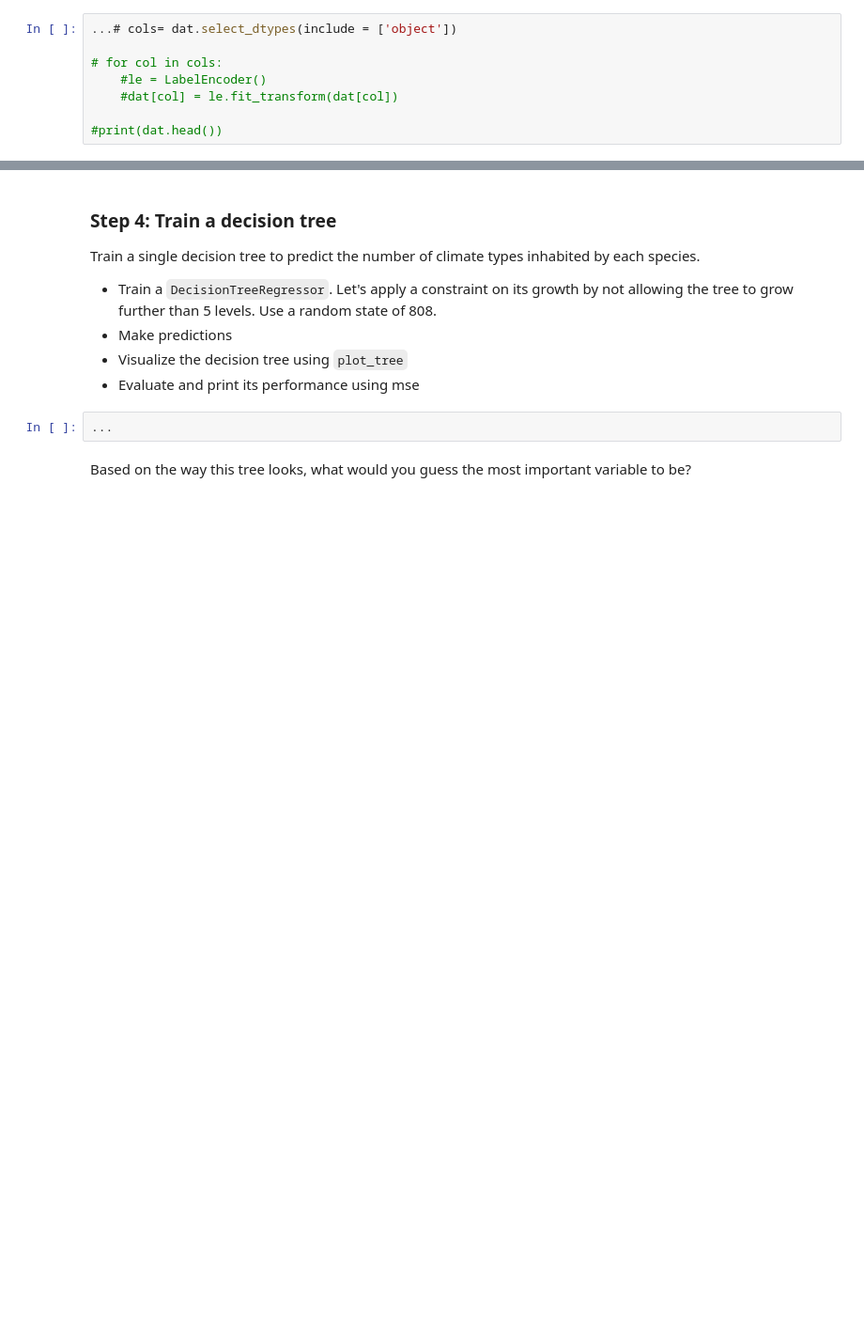
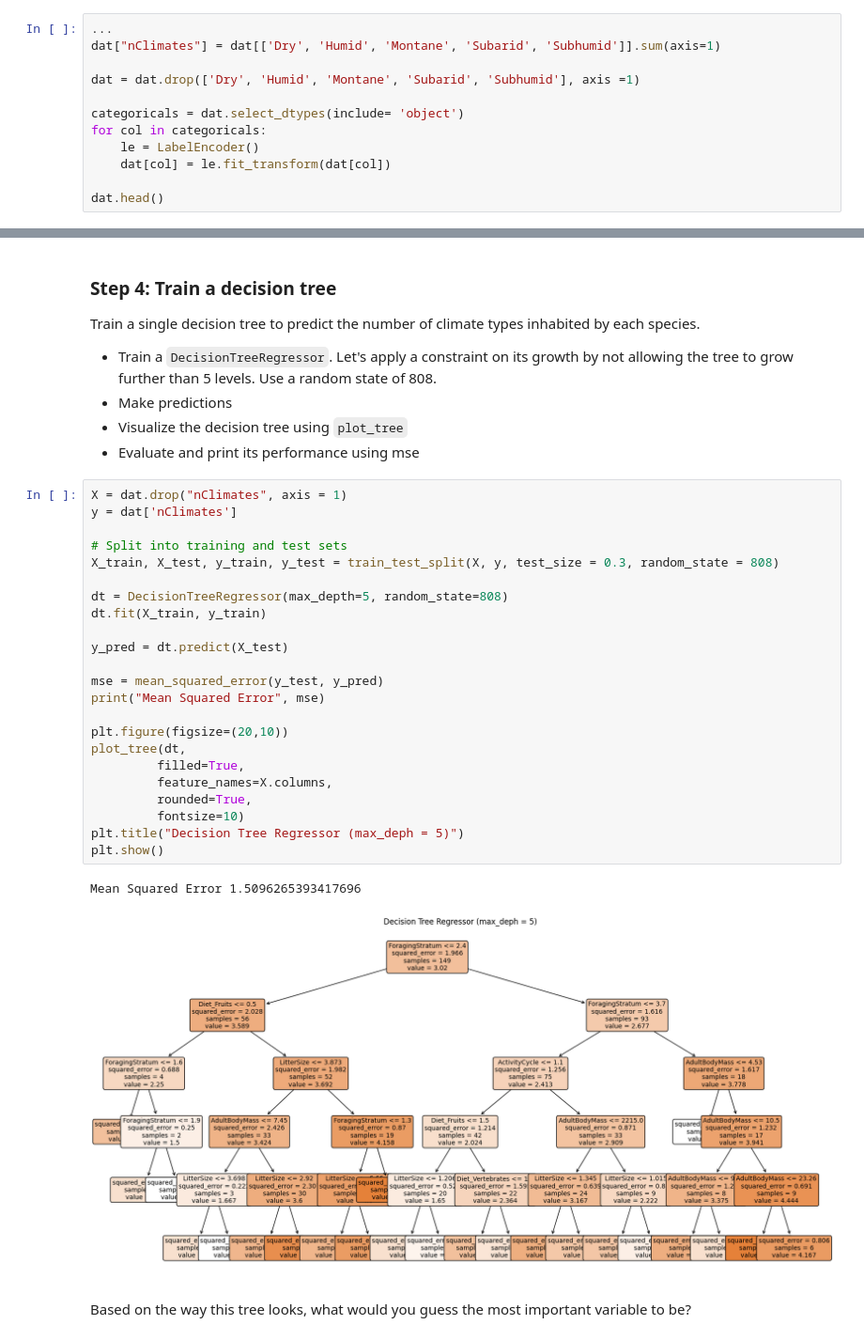
Before and after one commit to llumj/EDS232-labs, a Jupyter notebook: week6/lab6-mammal-traits.ipynb, the cells around one changed output, grey strips where cells are left out. Shown: that part at 94% size. Drawn from its saved outputs; the diff is of its cells as text; blank space fills up the shorter version.

```diff
--- a/week6/lab6-mammal-traits.ipynb
+++ b/week6/lab6-mammal-traits.ipynb
@@ -115,10 +85,14 @@ Create the target variable (`nClimates`) representing the  number of climates in
 - Encode categorical variables
 - Split the dataset into training and test sets. Use a random state of 808.
 # %%
-...# cols= dat.select_dtypes(include = ['object'])
+...
+dat["nClimates"] = dat[['Dry', 'Humid', 'Montane', 'Subarid', 'Subhumid']].sum(axis=1)
 
-# for col in cols:
-    #le = LabelEncoder()
-    #dat[col] = le.fit_transform(dat[col])
+dat = dat.drop(['Dry', 'Humid', 'Montane', 'Subarid', 'Subhumid'], axis =1)
 
-#print(dat.head())
+categoricals = dat.select_dtypes(include= 'object')
+for col in categoricals:
+    le = LabelEncoder()
+    dat[col] = le.fit_transform(dat[col])
+
+dat.head()
@@ -130,7 +111,31 @@ Train a single decision tree to predict the number of climate types inhabited by
 - Make predictions
 - Visualize the decision tree using `plot_tree`
 - Evaluate and print its performance using mse
-# %%
-...
+# %%
+X = dat.drop("nClimates", axis = 1)
+y = dat['nClimates']
+
+# Split into training and test sets
+X_train, X_test, y_train, y_test = train_test_split(X, y, test_size = 0.3, random_state = 808)
+
+dt = DecisionTreeRegressor(max_depth=5, random_state=808)
+dt.fit(X_train, y_train)
+
+y_pred = dt.predict(X_test)
+
+mse = mean_squared_error(y_test, y_pred)
+print("Mean Squared Error", mse)
+
+plt.figure(figsize=(20,10))
+plot_tree(dt,
+         filled=True,
+         feature_names=X.columns,
+         rounded=True,
+         fontsize=10)
+plt.title("Decision Tree Regressor (max_deph = 5)")
+plt.show()
+# %% [output]
+Mean Squared Error 1.5096265393417696
+[figure, added]
 # %% [markdown]
 Based on the way this tree looks, what would you guess the most important variable to be?
```
Also changed, not shown: parts of 11 cells of this notebook, 4 other files.
